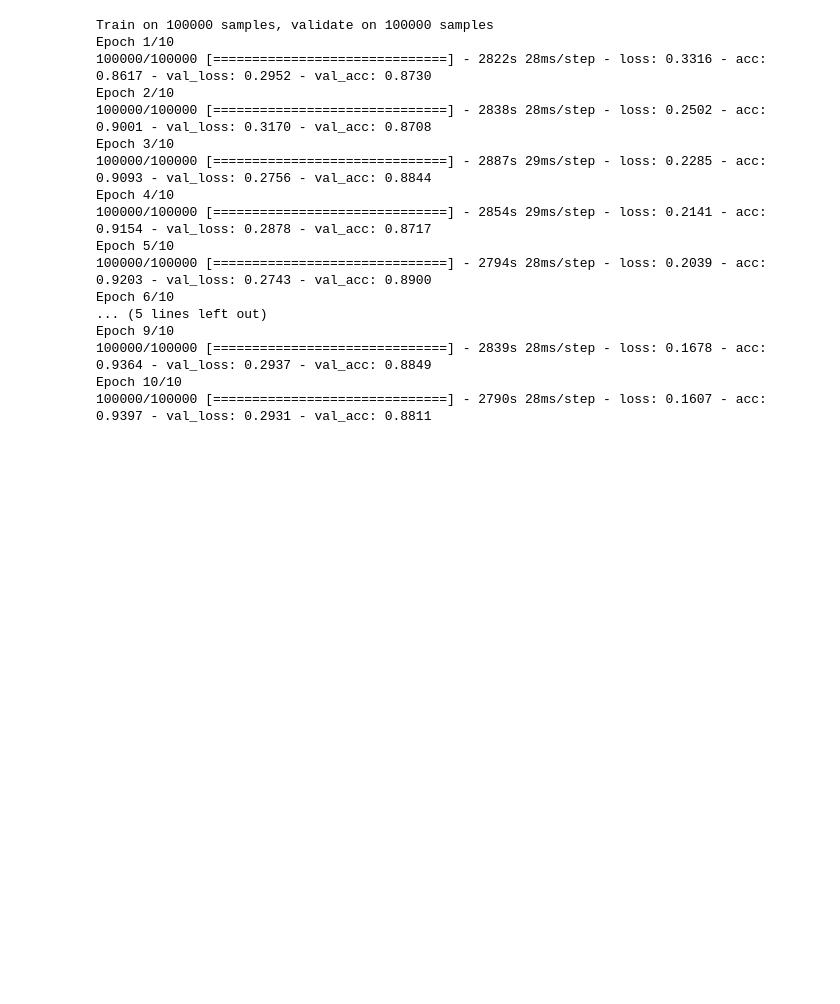
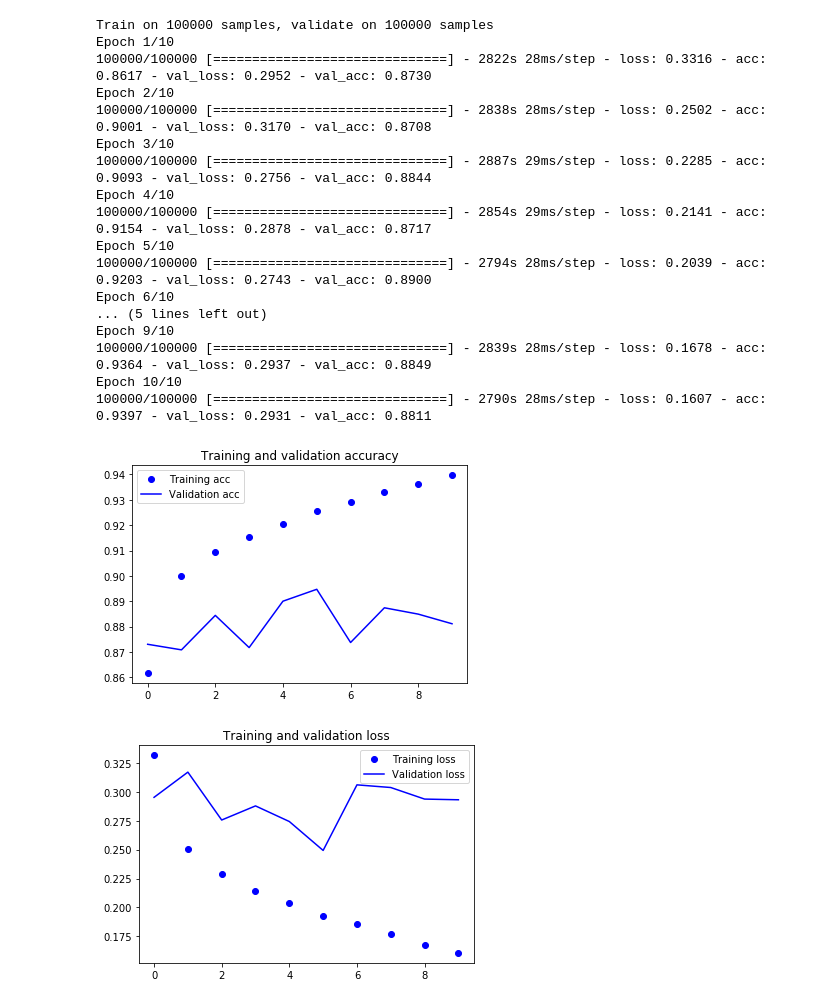
Before and after one commit to SquareDorito/DATA2040-DLPython, a Jupyter notebook: binary_yelp-test.ipynb, the cells around one changed output. Drawn from its saved outputs; the diff is of its cells as text; code cells hidden in the pictures; blank space fills up the shorter version.

Commit message:
added graphs for yelp

```diff
--- a/binary_yelp-test.ipynb
+++ b/binary_yelp-test.ipynb
@@ -67,3 +67,30 @@ Epoch 9/10
 100000/100000 [==============================] - 2839s 28ms/step - loss: 0.1678 - acc: 0.9364 - val_loss: 0.2937 - val_acc: 0.8849
 Epoch 10/10
 100000/100000 [==============================] - 2790s 28ms/step - loss: 0.1607 - acc: 0.9397 - val_loss: 0.2931 - val_acc: 0.8811
+# %%
+import matplotlib.pyplot as plt
+import matplotlib as mpl
+
+acc = [0.8617, 0.9001, 0.9093, 0.9154, 0.9203, 0.9256, 0.9291, 0.9329, 0.9364, 0.9397]
+val_acc = [0.8730, 0.8708, 0.8844, 0.8717, 0.8900, 0.8947, 0.8737, 0.8874, 0.8849, 0.8811]
+loss = [0.3316, 0.2502, 0.2285, 0.2141, 0.2039, 0.1928, 0.1855, 0.1768, 0.1678, 0.1607]
+val_loss = [0.2952, 0.3170, 0.2756, 0.2878, 0.2743, 0.2493, 0.3060, 0.3037, 0.2937, 0.2931]
+
+epochs = range(len(acc))
+
+plt.plot(epochs, acc, 'bo', label='Training acc')
+plt.plot(epochs, val_acc, 'b', label='Validation acc')
+plt.title('Training and validation accuracy')
+plt.legend()
+
+plt.figure()
+
+plt.plot(epochs, loss, 'bo', label='Training loss')
+plt.plot(epochs, val_loss, 'b', label='Validation loss')
+plt.title('Training and validation loss')
+plt.legend()
+
+plt.show()
+# %% [output]
+[figure, added]
+[figure, added]
```
Also changed, not shown: 3 other files.
